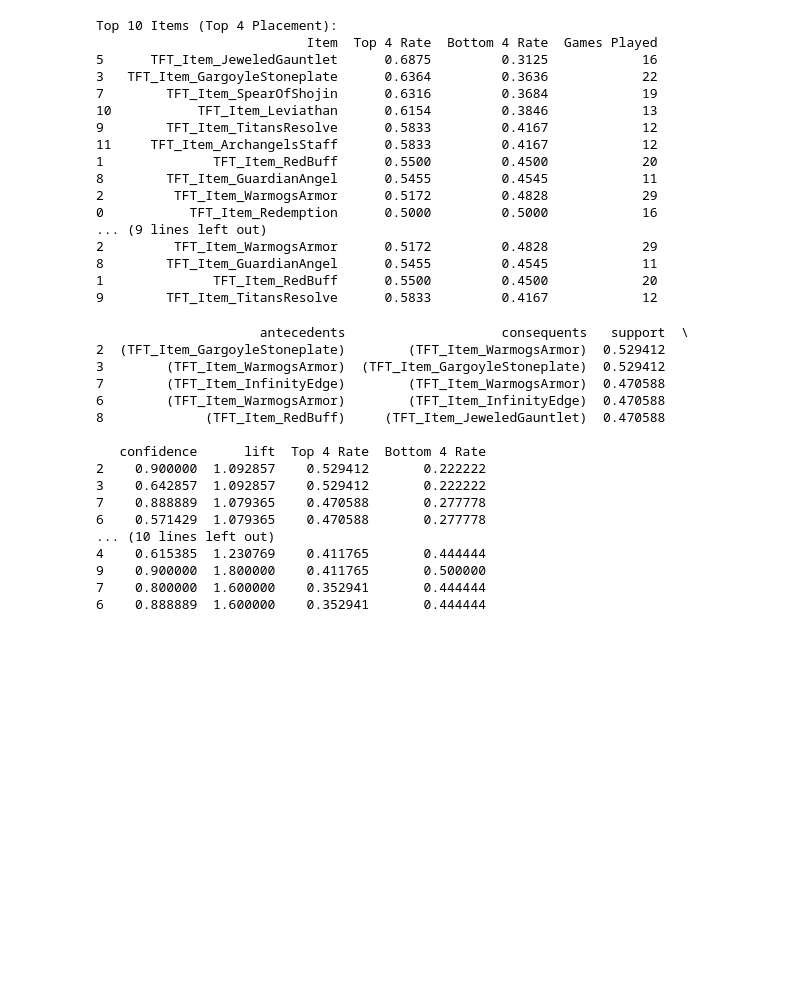
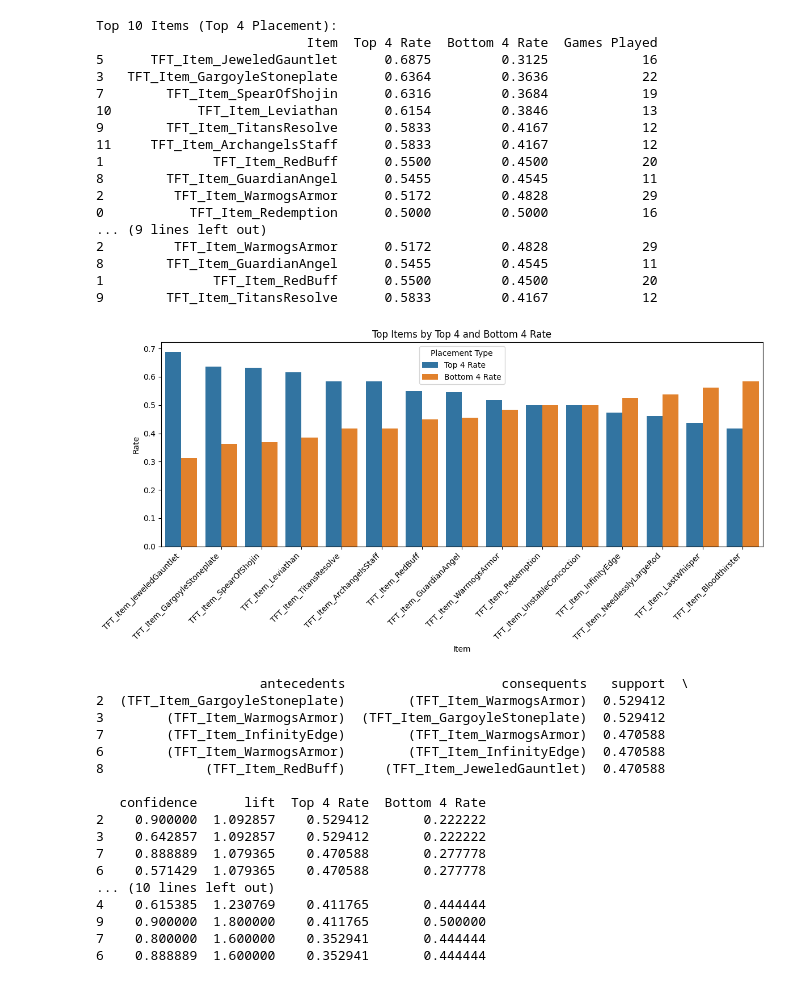
Before and after one commit to mzang20/TFT-Stat-Tool, a Jupyter notebook: TFT.ipynb, the cells around one changed output. Drawn from its saved outputs; the diff is of its cells as text; code cells hidden in the pictures; blank space fills up the shorter version.

```diff
--- a/TFT.ipynb
+++ b/TFT.ipynb
@@ -471,6 +497,27 @@ Top 10 Items (Top 4 Placement):
 8        TFT_Item_GuardianAngel      0.5455         0.4545            11
 1              TFT_Item_RedBuff      0.5500         0.4500            20
 9        TFT_Item_TitansResolve      0.5833         0.4167            12
+# %%
+# Combine top and bottom item sets to avoid missing bars
+top_items = set(top_4_items_df['Item']) | set(bot_4_items_df['Item'])
+plot_items_df = item_df[item_df['Item'].isin(top_items)].sort_values('Top 4 Rate', ascending=False)
+
+# Melt to long format for grouped bar plot
+plot_items_long = plot_items_df.melt(id_vars='Item', value_vars=['Top 4 Rate', 'Bottom 4 Rate'],
+                                     var_name='Placement Type', value_name='Rate')
+
+# Plot
+plt.figure(figsize=(12, 6))
+sns.barplot(data=plot_items_long, x='Item', y='Rate', hue='Placement Type')
+
+plt.title('Top Items by Top 4 and Bottom 4 Rate')
+plt.ylabel('Rate')
+plt.xlabel('Item')
+plt.xticks(rotation=45, ha='right')
+plt.tight_layout()
+plt.show()
+# %% [output]
+[figure, added]
 # %%
 def run_apriori_items(df_subset, min_support=0.4, max_confidence=0.99, df_all=None):
     # Flatten unit-level item lists into one list per match
```
Also changed, not shown: parts of 6 cells of this notebook.
